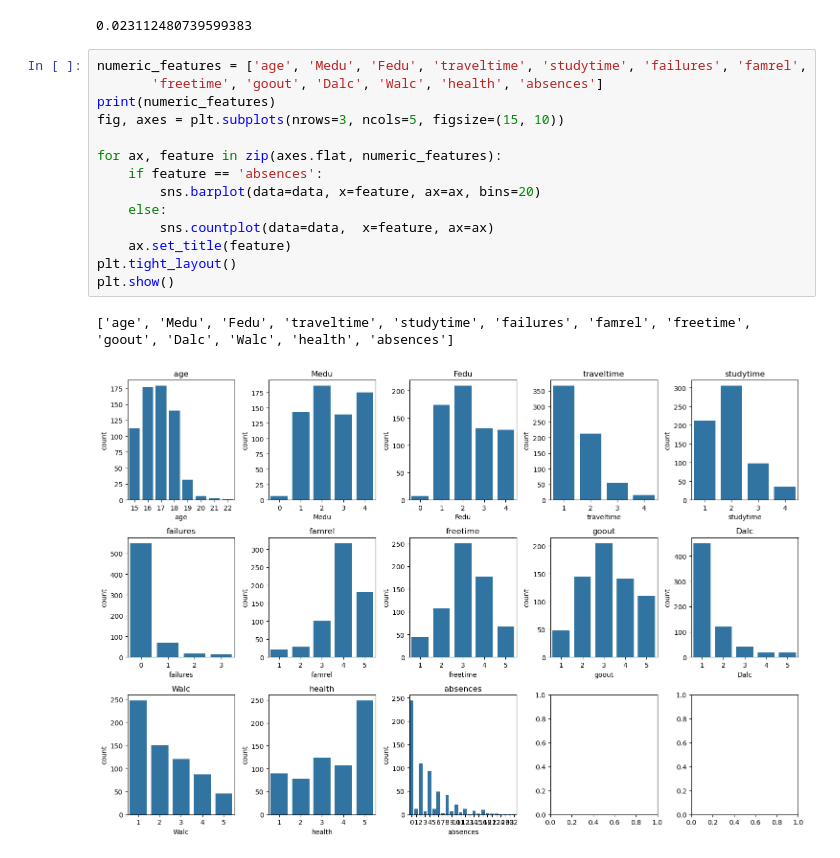
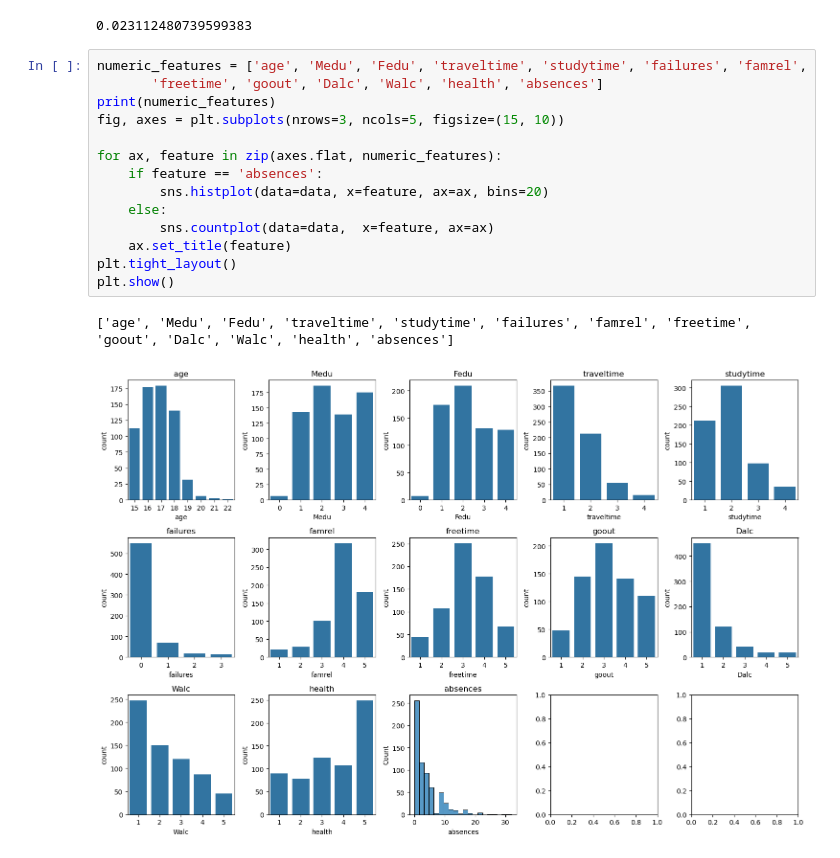
Before and after one commit to trungsyd2409/ML_regression_learning, a Jupyter notebook: main.ipynb, the cells around one changed output. Saved outputs shown, nothing was run; the diff lists cells and outputs as text.

```diff
--- a/main.ipynb
+++ b/main.ipynb
@@ -53,17 +50,17 @@ print((data[tagrget]==0).sum() / data.shape[0])
 # %%
 numeric_features = ['age', 'Medu', 'Fedu', 'traveltime', 'studytime', 'failures', 'famrel',
        'freetime', 'goout', 'Dalc', 'Walc', 'health', 'absences']
 print(numeric_features)
 fig, axes = plt.subplots(nrows=3, ncols=5, figsize=(15, 10))
 
 for ax, feature in zip(axes.flat, numeric_features):
     if feature == 'absences':
-        sns.barplot(data=data, x=feature, ax=ax, bins=20)
+        sns.histplot(data=data, x=feature, ax=ax, bins=20)
     else:
         sns.countplot(data=data,  x=feature, ax=ax)
     ax.set_title(feature)
 plt.tight_layout()
 plt.show()
 # %% [output]
 ['age', 'Medu', 'Fedu', 'traveltime', 'studytime', 'failures', 'famrel', 'freetime', 'goout', 'Dalc', 'Walc', 'health', 'absences']
-[figure, old version]
+[figure, new version]
```
Also changed, not shown: parts of 12 cells of this notebook.
